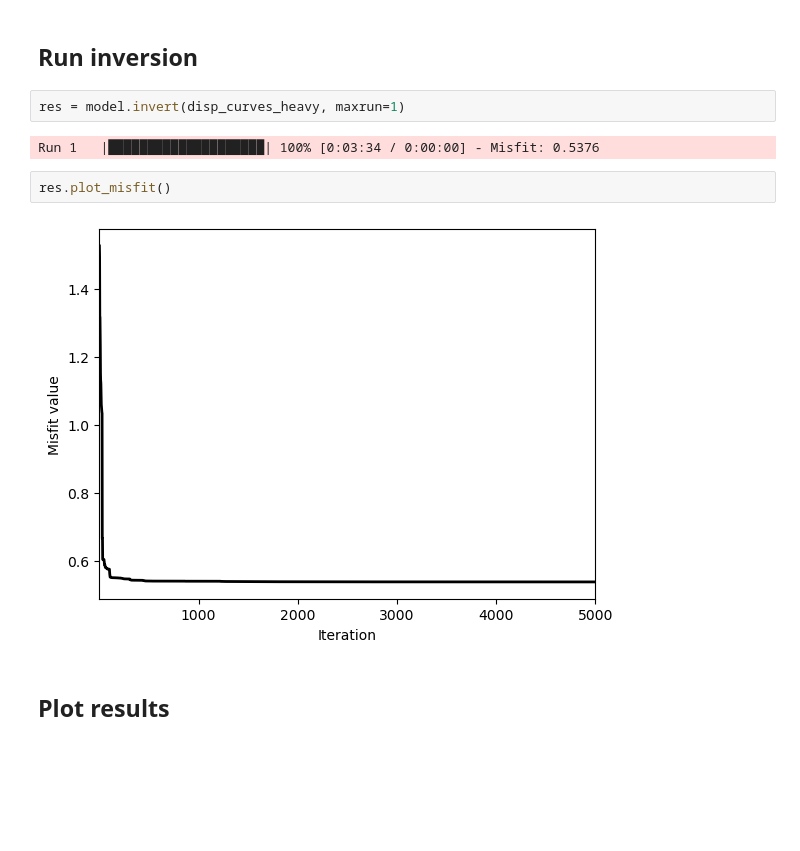
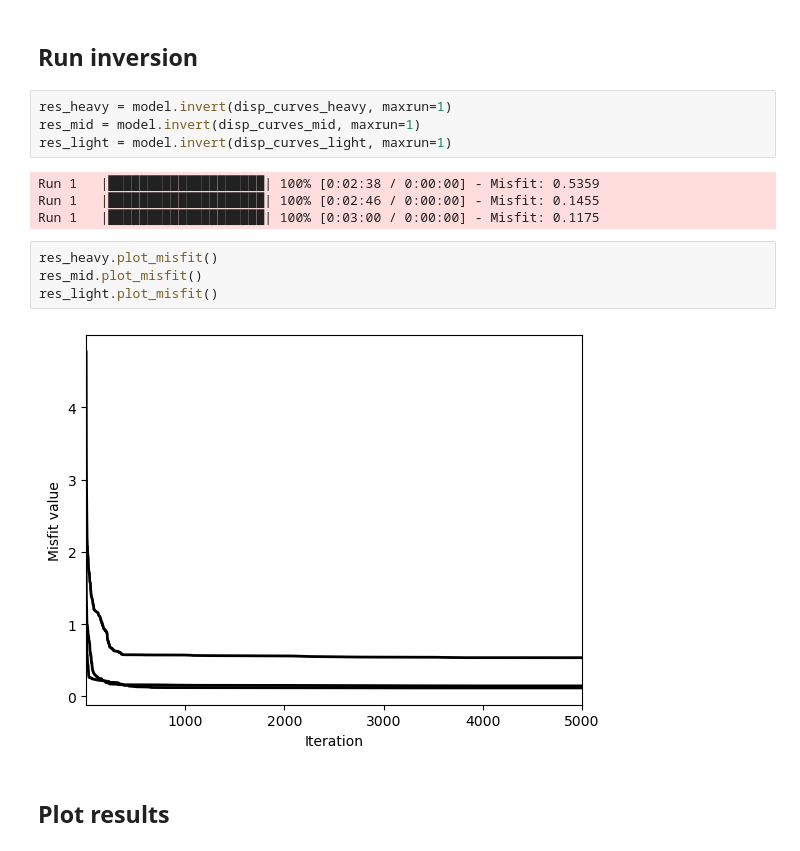
Before and after one commit to jingxiaoliu/das_diff_veh, a Jupyter notebook: inversion.ipynb, the cells around one changed output. Cells and saved outputs as stored; diff of their text form; blank space fills up the shorter version.

```diff
--- a/inversion.ipynb
+++ b/inversion.ipynb
@@ -345,13 +348,19 @@ Number of parameters: 27
 # %% [markdown]
 ## Run inversion
 # %%
-res = model.invert(disp_curves_heavy, maxrun=1)
+res_heavy = model.invert(disp_curves_heavy, maxrun=1)
+res_mid = model.invert(disp_curves_mid, maxrun=1)
+res_light = model.invert(disp_curves_light, maxrun=1)
 # %% [output]
-Run 1   |████████████████████| 100% [0:03:34 / 0:00:00] - Misfit: 0.5376
+Run 1   |████████████████████| 100% [0:02:38 / 0:00:00] - Misfit: 0.5359
+Run 1   |████████████████████| 100% [0:02:46 / 0:00:00] - Misfit: 0.1455
+Run 1   |████████████████████| 100% [0:03:00 / 0:00:00] - Misfit: 0.1175
-# %%
-res.plot_misfit()
-# %% [output]
-[figure, removed]
+# %%
+res_heavy.plot_misfit()
+res_mid.plot_misfit()
+res_light.plot_misfit()
+# %% [output]
+[figure, added]
 # %% [markdown]
 ## Plot results
 # %%
```
Also changed, not shown: parts of 4 cells of this notebook, 1 other file.
